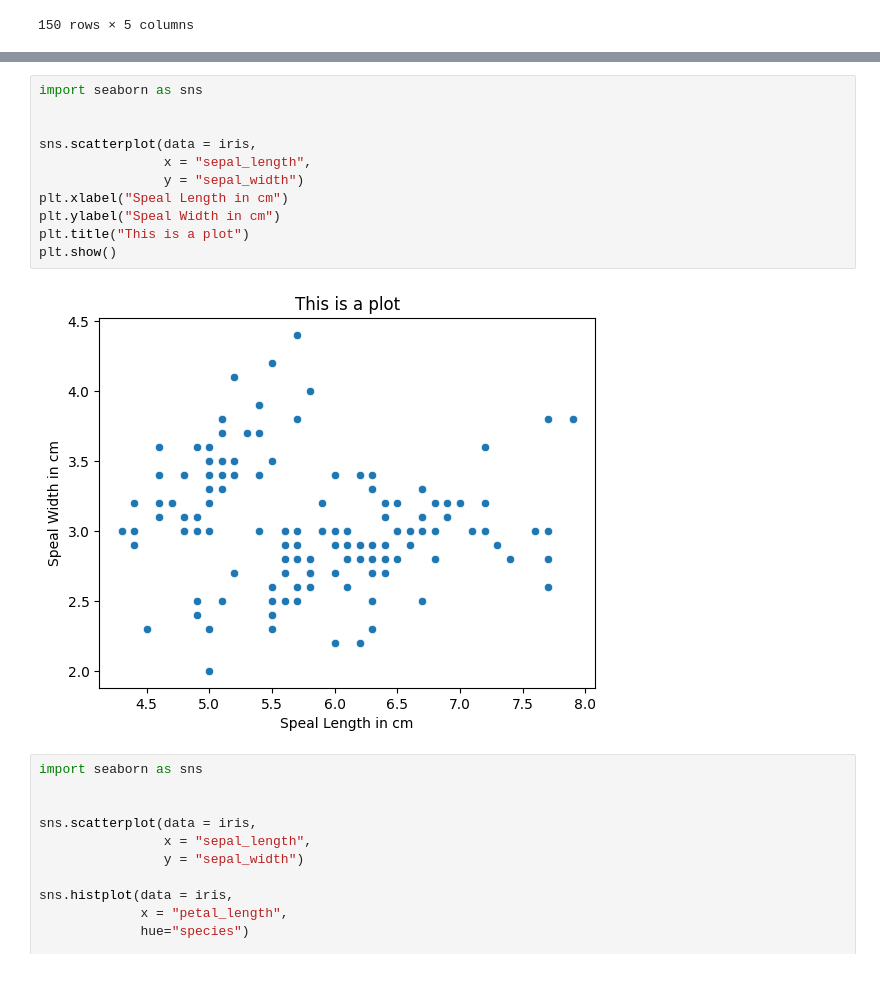
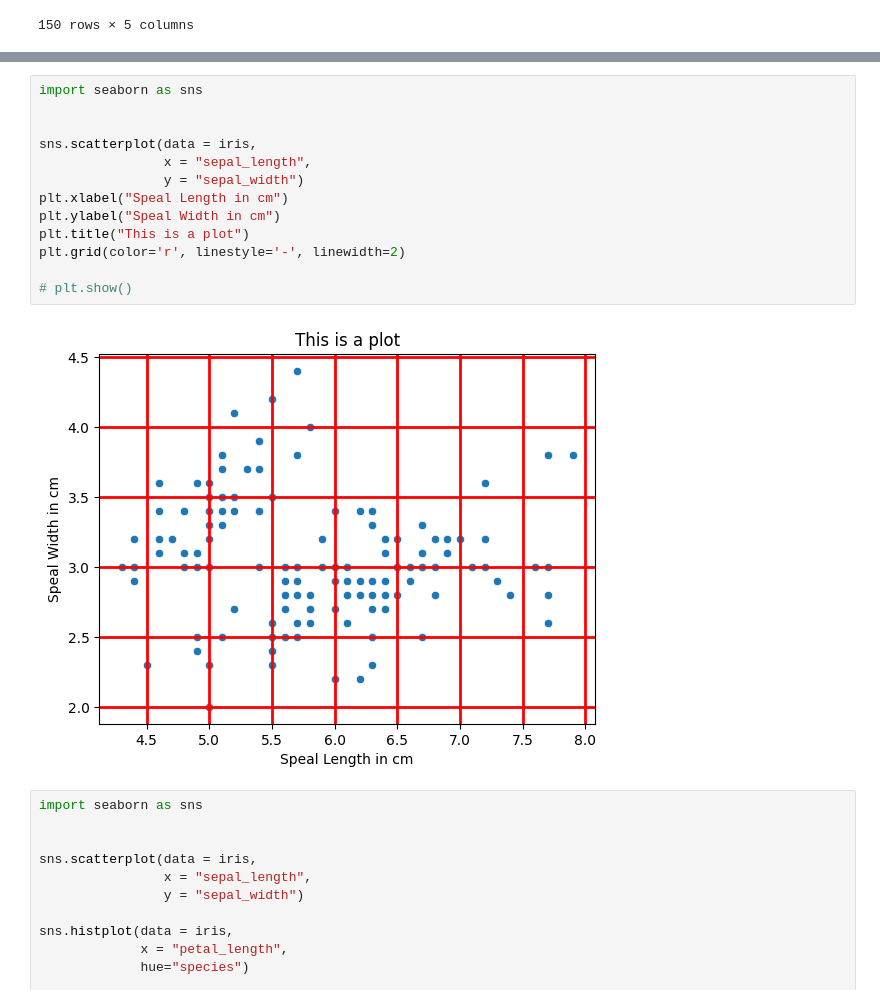
Before and after one commit to gracenaomi1122/my-first-repo, a Jupyter notebook: Batch2_EDA_Part1.ipynb, the cells around one changed output, grey strips where cells are left out. Cells and saved outputs as stored; diff of their text form.

```diff
--- a/Batch2_EDA_Part1.ipynb
+++ b/Batch2_EDA_Part1.ipynb
@@ -374,16 +383,18 @@ iris
 # %%
 import seaborn as sns
 
 
 sns.scatterplot(data = iris,
                 x = "sepal_length",
                 y = "sepal_width")
 plt.xlabel("Speal Length in cm")
 plt.ylabel("Speal Width in cm")
 plt.title("This is a plot")
-plt.show()
+plt.grid(color='r', linestyle='-', linewidth=2)
+
+# plt.show()
 # %% [output]
-[figure, old version]
+[figure, new version]
 # %%
 import seaborn as sns
 
```
Also changed, not shown: parts of 15 cells of this notebook.
